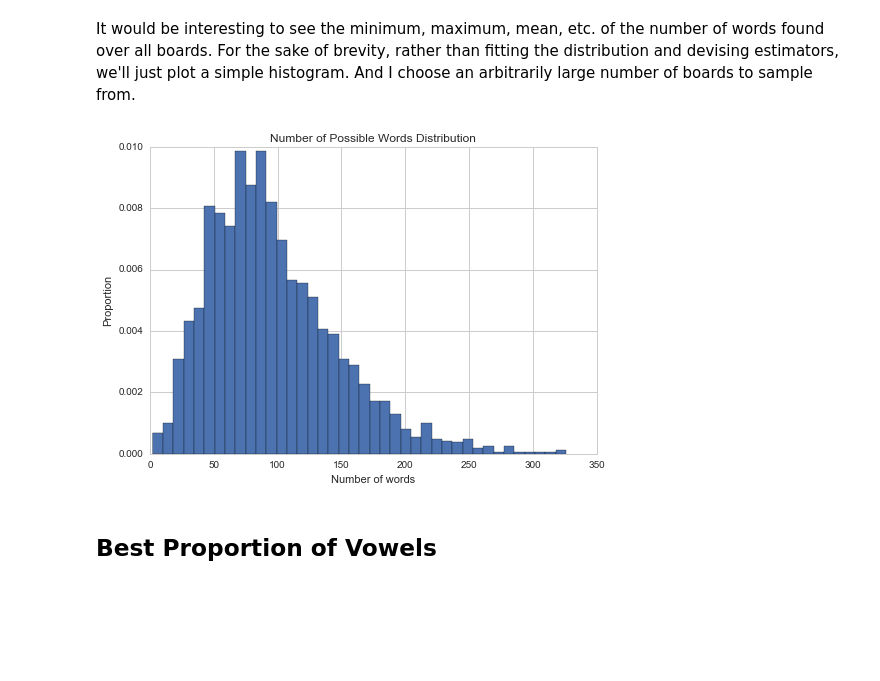
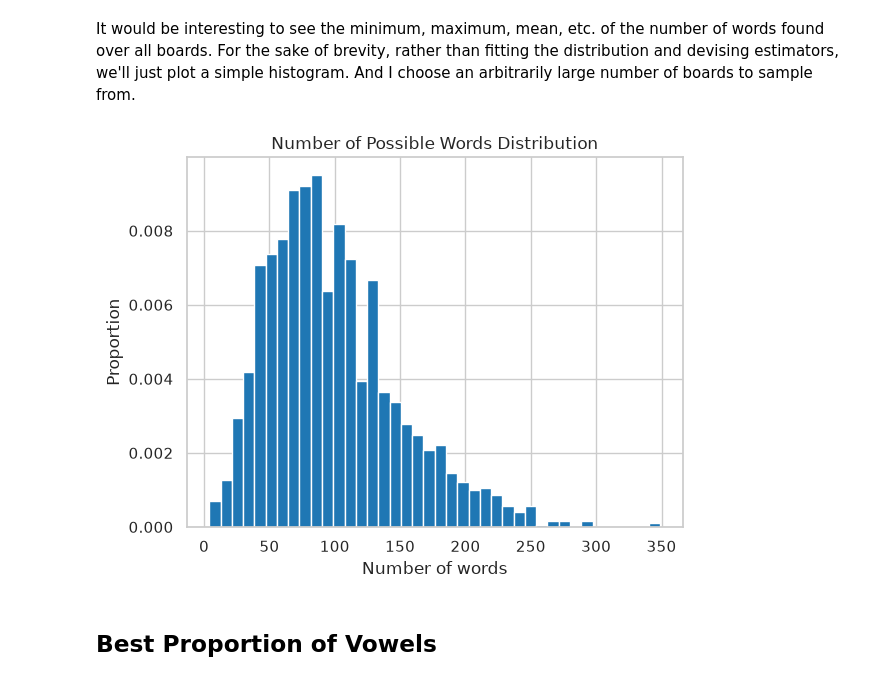
Before and after one commit to arclabs561/games, a Jupyter notebook: boggle/boggle.ipynb, the cells around one changed output. Drawn from its saved outputs; the diff is of its cells as text; code cells hidden in the pictures; blank space fills up the shorter version.

```diff
--- a/boggle/boggle.ipynb
+++ b/boggle/boggle.ipynb
@@ -140,36 +125,3 @@ print(json.dumps(t, indent=2))
 }
 # %% [markdown]
 Now let's write that recursive function that generates unique words on a given board, of at least some length.
-# %%
-from itertools import product
-
-
-def get_words(board, trie, min_len=3):
-    """Yield possible words from a given board and trie."""
-    offsets = [(-1, -1), (-1, 0), (-1, 1),
-               (0,  -1),          (0,  1),
-               (1,  -1), (1,  0), (1,  1)]
-
-    def recur(i, j, path, seen, node):
-        if (i, j) in seen:    # path can't cross itself
-            return
-        if not (0 <= i < 4) or not (0 <= j < 4):    # path can't wrap around board
-            return
-        letter = board[i][j]
-        path += letter
-        seen.add((i, j))
-        for ch in letter:    # a face can hold several letters, e.g. 'qu'
-            node = node.get(ch)
-            if node is None:    # path is not a prefix
-                return
-        if None in node:    # path is a word
-            yield path
-        for i_off, j_off in offsets:    # traverse neighbors even if path is word
-            yield from recur(i + i_off, j + j_off, path, seen.copy(), node)
-
-    seen = set()
-    for i, j in product(range(4), range(4)):
-        for word in recur(i, j, '', set(), trie):
-            if len(word) >= min_len and word not in seen:
-                yield word
-                seen.add(word)
@@ -314,23 +255,23 @@ It would be interesting to see the minimum, maximum, mean, etc. of the number of
 # %%
 import matplotlib.pyplot as plt
 import seaborn
-
 
 %matplotlib inline
 seaborn.set_context('notebook')
 seaborn.set_style('whitegrid')
 
+rng = random.Random(1)
 num_words = []
 for _ in range(2000):
-    num_words.append(len(list(get_words(rand_board(), trie))))
+    num_words.append(len(list(get_words(rand_board(rng), trie))))
 
 plt.hist(num_words, bins=40, density=True)
 plt.title('Number of Possible Words Distribution')
 plt.xlabel('Number of words')
 plt.ylabel('Proportion')
 plt.show()
 # %% [output]
-[figure, old version]
+[figure, new version]
 # %% [markdown]
 ## Best Proportion of Vowels
 # %% [markdown]
```
Also changed, not shown: parts of 22 cells of this notebook, 7 other files.
